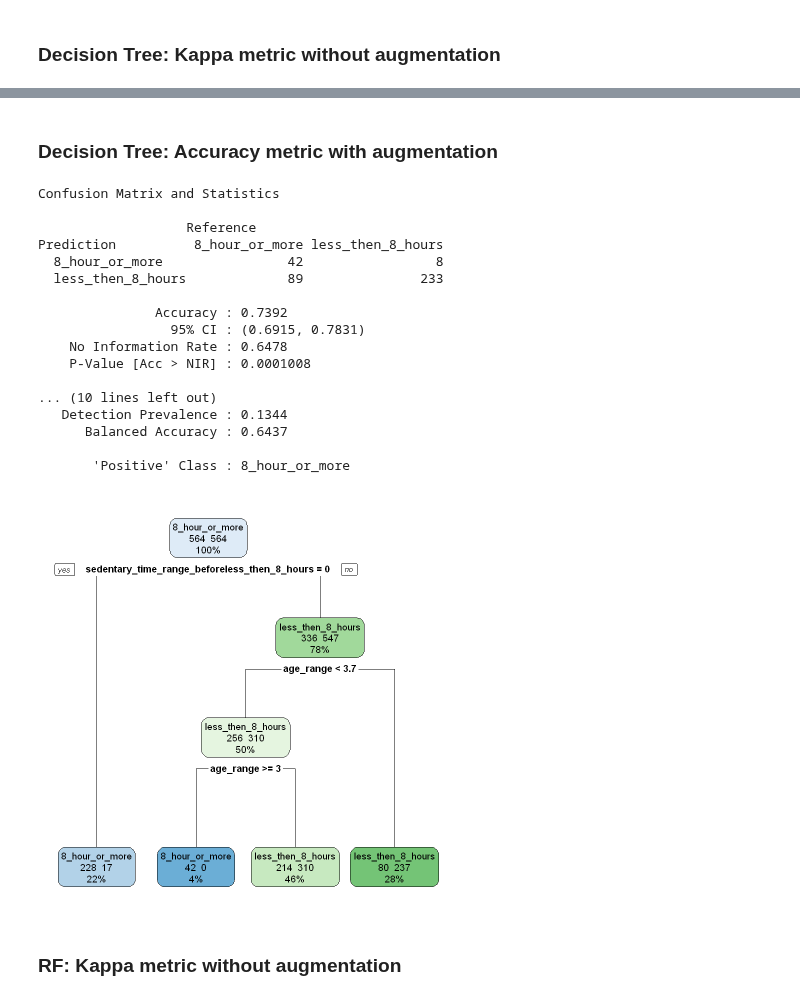
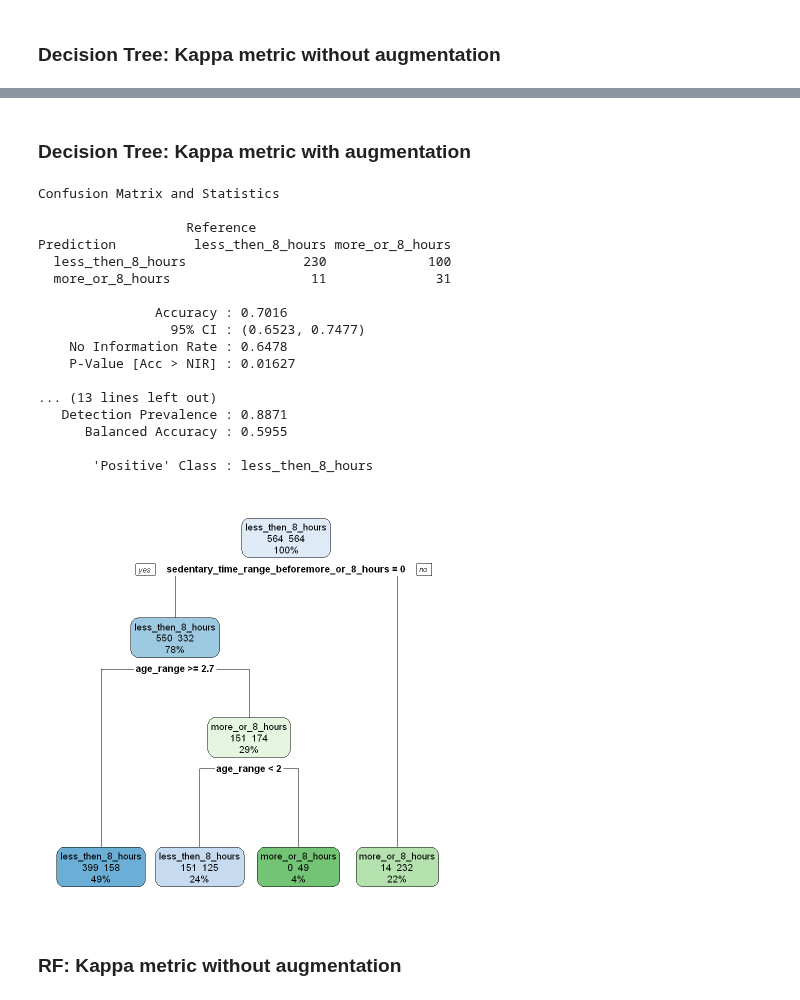
Before and after one commit to LASOS-INT/Barreiras-e-Facilitadores, a Jupyter notebook: R-notebooks/output_sedentary.ipynb, the cells around one changed output, grey strips where cells are left out. Cells and saved outputs as stored; diff of their text form; code cells hidden in the pictures.

```diff
--- a/R-notebooks/output_sedentary.ipynb
+++ b/R-notebooks/output_sedentary.ipynb
@@ -102,11 +102,12 @@ table(sedentary_dataset[, "sedentary_time_range_during"])
 # %% [markdown]
 ### Applying augmentation into the training set
 # %%
+set.seed(2)
 sedentary_train.aug <- data_augmentation(
     train_data=sedentary_train,
     yname="sedentary_time_range_during",
     maj_class = "less_then_8_hours",
-    min_classes = c("8_hour_or_more"),
+    min_classes = c("more_or_8_hours"),
     ycol=match("sedentary_time_range_during",names(sedentary_dataset))
 )
 
@@ -152,38 +153,38 @@ Prediction          8_hour_or_more less_then_8_hours
 # %% [markdown]
-### Decision Tree: Accuracy metric with augmentation
+### Decision Tree: Kappa metric with augmentation
 # %%
 set.seed(2)
 model <- fit_model(
     model_method="rpart",
-    model_metric="Accuracy",
+    model_metric="Kappa",
     trControl_func = trainControl(method = "cv"),
     train_data = sedentary_train.aug,
     test_data=sedentary_test,
     yname="sedentary_time_range_during",
     length = 3
 )
 print(model$matrix)
 # print(model$result)
 rpart.plot(model$result$finalModel, extra=101)
 # %% [output]
 Confusion Matrix and Statistics
 
                    Reference
-Prediction          8_hour_or_more less_then_8_hours
-  8_hour_or_more                42                 8
-  less_then_8_hours             89               233
+Prediction          less_then_8_hours more_or_8_hours
+  less_then_8_hours               230             100
+  more_or_8_hours                  11              31
 
-               Accuracy : 0.7392
-                 95% CI : (0.6915, 0.7831)
+               Accuracy : 0.7016
+                 95% CI : (0.6523, 0.7477)
     No Information Rate : 0.6478
-    P-Value [Acc > NIR] : 0.0001008
+    P-Value [Acc > NIR] : 0.01627
 
-... (10 lines left out)
-   Detection Prevalence : 0.1344
-      Balanced Accuracy : 0.6437
+... (13 lines left out)
+   Detection Prevalence : 0.8871
+      Balanced Accuracy : 0.5955
 
-       'Positive' Class : 8_hour_or_more
+       'Positive' Class : less_then_8_hours
-[figure, old version]
+[figure, new version]
 # %% [markdown]
 ### RF: Kappa metric without augmentation
 # %%
```
Also changed, not shown: parts of 26 cells of this notebook, 5 other files.
